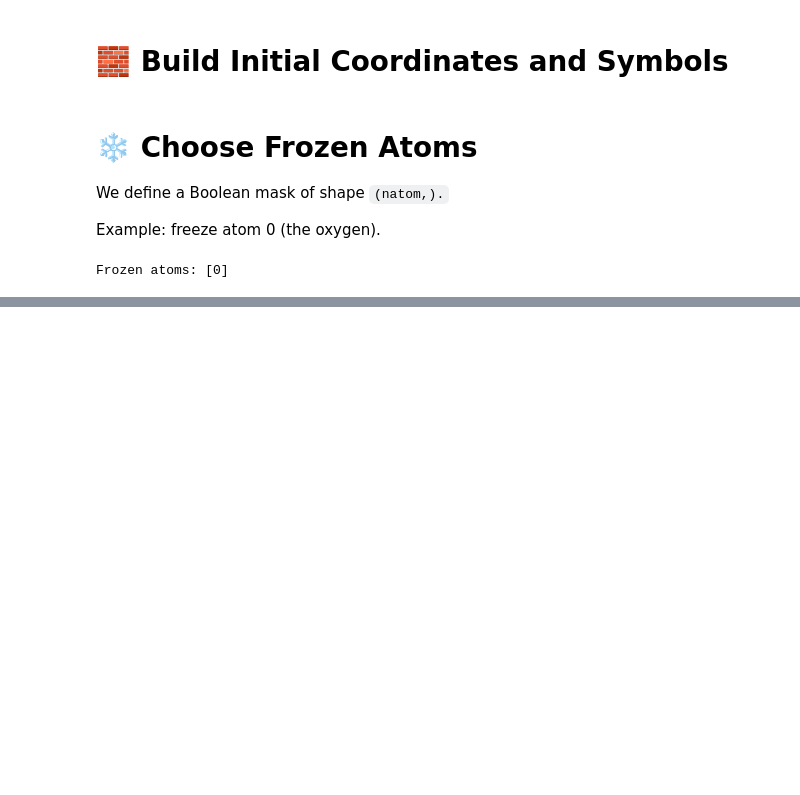
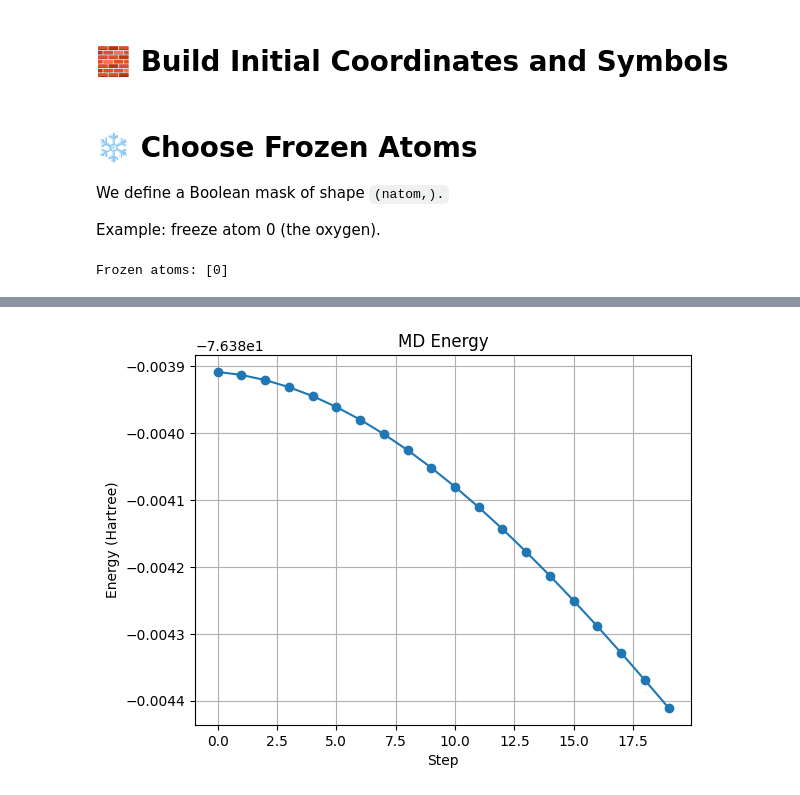
Before and after one commit to FoleyLab/cqed-scf, a Jupyter notebook: examples/molecular_dynamics_freeze_atoms/md_water_freeze_oxygen.ipynb, the cells around one changed output, grey strips where cells are left out. Cells and saved outputs as stored; diff of their text form; code cells hidden in the pictures; blank space fills up the shorter version.

```diff
--- a/examples/molecular_dynamics_freeze_atoms/md_water_freeze_oxygen.ipynb
+++ b/examples/molecular_dynamics_freeze_atoms/md_water_freeze_oxygen.ipynb
@@ -82,5 +81,17 @@ freeze_atoms = np.zeros(natom, dtype=bool)
 freeze_atoms[0] = True
 
 print("Frozen atoms:", np.where(freeze_atoms)[0])
+velocities = np.zeros_like(coords_bohr)
 # %% [output]
 Frozen atoms: [0]
+# %%
+traj, obs = velocity_verlet_md(
+    calculator=calc,
+    geometry=geometry,
+    velocities=velocities,
+    dt=5.0,
+    nsteps=20,
+    canonical="psi4",
+    freeze_atoms=freeze_atoms,
+    debug=True,
+)
@@ -86,0 +116,12 @@ Frozen atoms: [0]
+# %%
+energies = np.array([step["energy"] for step in traj])
+coords = np.array([step["coords"] for step in traj])
+# %%
+plt.plot(energies, "o-")
+plt.xlabel("Step")
+plt.ylabel("Energy (Hartree)")
+plt.title("MD Energy")
+plt.grid()
+plt.show()
+# %% [output]
+[figure, added]
```
Also changed, not shown: parts of 2 cells of this notebook.
